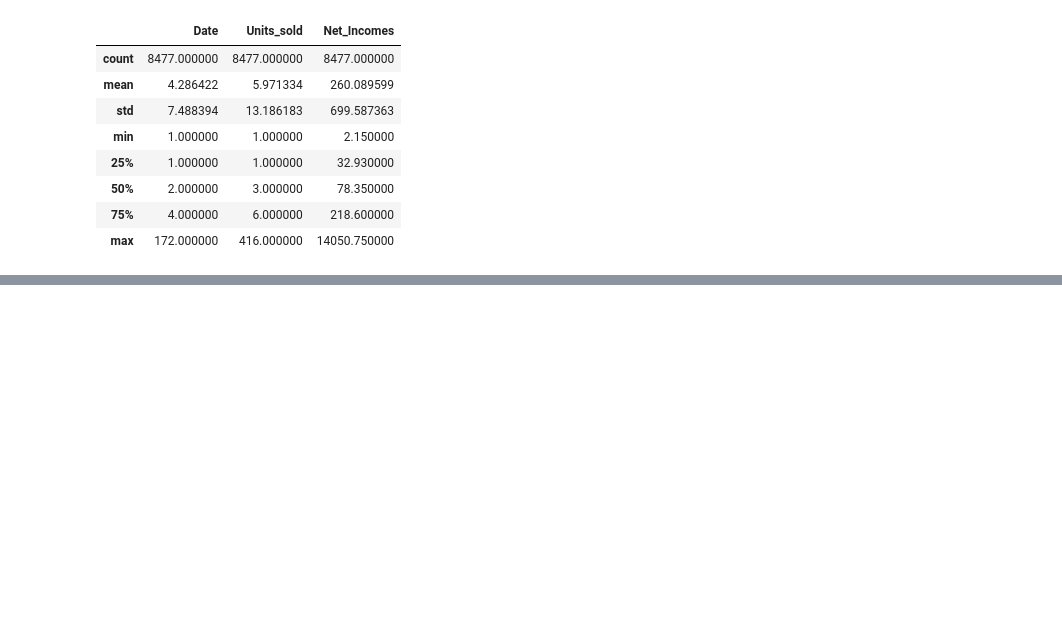
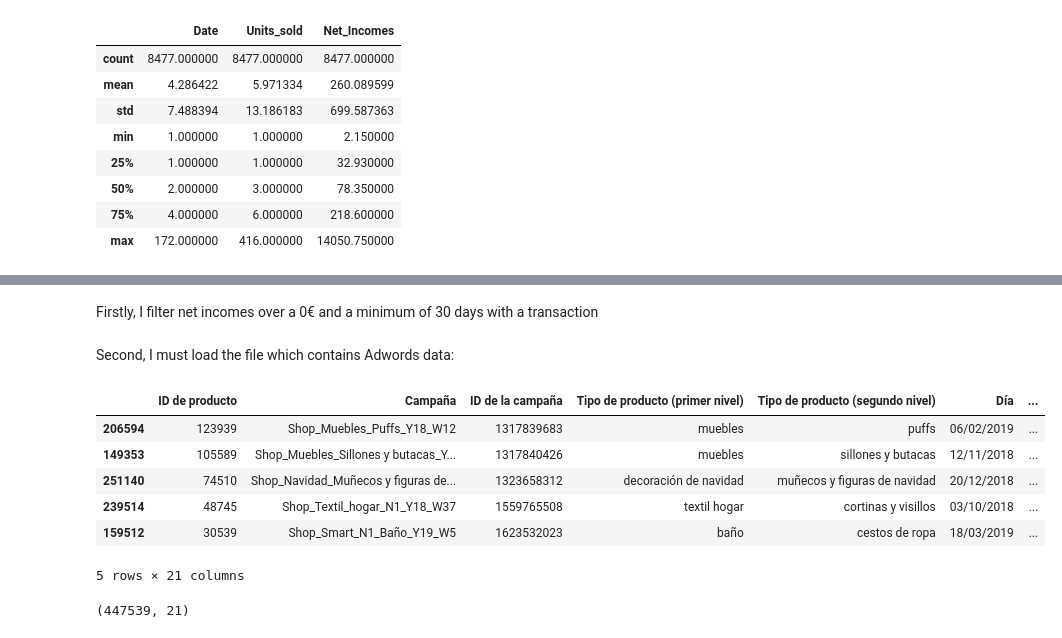
Before and after one commit to trimiguel/tfm, a Jupyter notebook: TOP_50_SKUS.ipynb, the cells around one changed output, grey strips where cells are left out. Cells and saved outputs as stored; diff of their text form; code cells hidden in the pictures; blank space fills up the shorter version.

```diff
--- a/TOP_50_SKUS.ipynb
+++ b/TOP_50_SKUS.ipynb
@@ -128,3 +129,5 @@ After grouping and checking the new dataframe, I should select the most suitable
    - At least more than 30 days of exposition in Adwords
    - Cost > 0€ in Adwords
+# %% [markdown]
+Firstly, I filter net incomes over a 0€ and a minimum of 30 days with a transaction
 # %%
@@ -133,0 +135,18 @@ df_bw_groupby[ df_bw_groupby["Date"]>30].head(30)
+# %% [markdown]
+Second, I must load the file which contains Adwords data:
+# %%
+df_ads_2018_19 = pd.read_csv('TFM_Datos_2018-19.csv', sep=';', error_bad_lines=True)
+# %%
+df_ads_2018_19.sample(5)
+# %% [output]
+|  | ID de producto | Campaña | ID de la campaña | Tipo de producto (primer nivel) | Tipo de producto (segundo nivel) | Día | ... |
+| 206594 | 123939 | Shop_Muebles_Puffs_Y18_W12 | 1317839683 | muebles | puffs | 06/02/2019 | ... |
+| 149353 | 105589 | Shop_Muebles_Sillones y butacas_Y... | 1317840426 | muebles | sillones y butacas | 12/11/2018 | ... |
+| 251140 | 74510 | Shop_Navidad_Muñecos y figuras de... | 1323658312 | decoración de navidad | muñecos y figuras de navidad | 20/12/2018 | ... |
+| 239514 | 48745 | Shop_Textil_hogar_N1_Y18_W37 | 1559765508 | textil hogar | cortinas y visillos | 03/10/2018 | ... |
+| 159512 | 30539 | Shop_Smart_N1_Baño_Y19_W5 | 1623532023 | baño | cestos de ropa | 18/03/2019 | ... |
+5 rows × 21 columns
+# %%
+df_ads_2018_19.shape
+# %% [output]
+(447539, 21)
```
Also changed, not shown: parts of 11 cells of this notebook.
